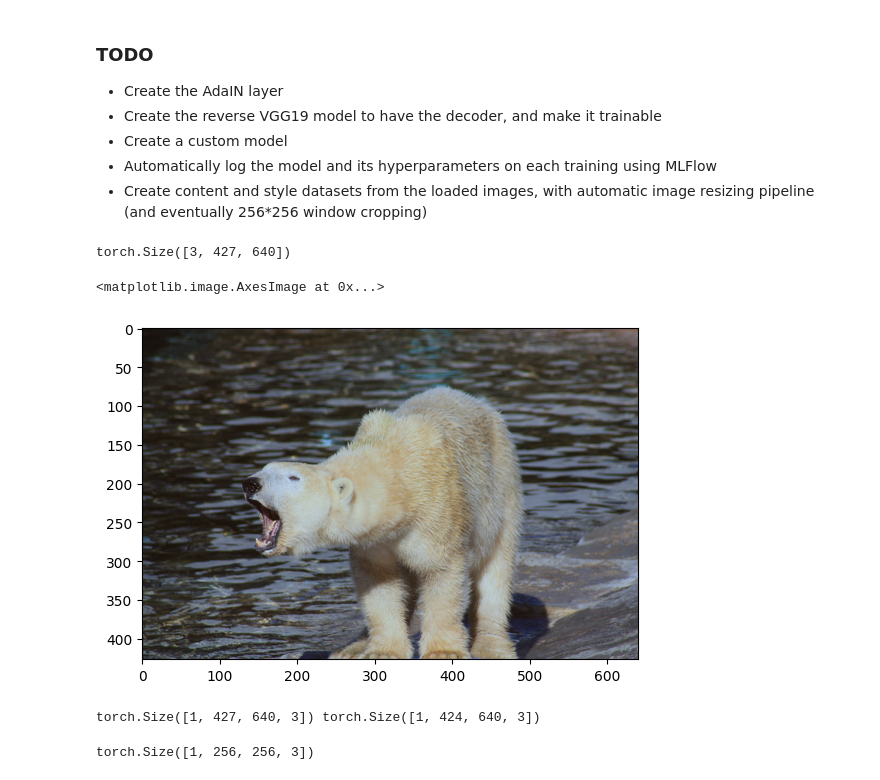
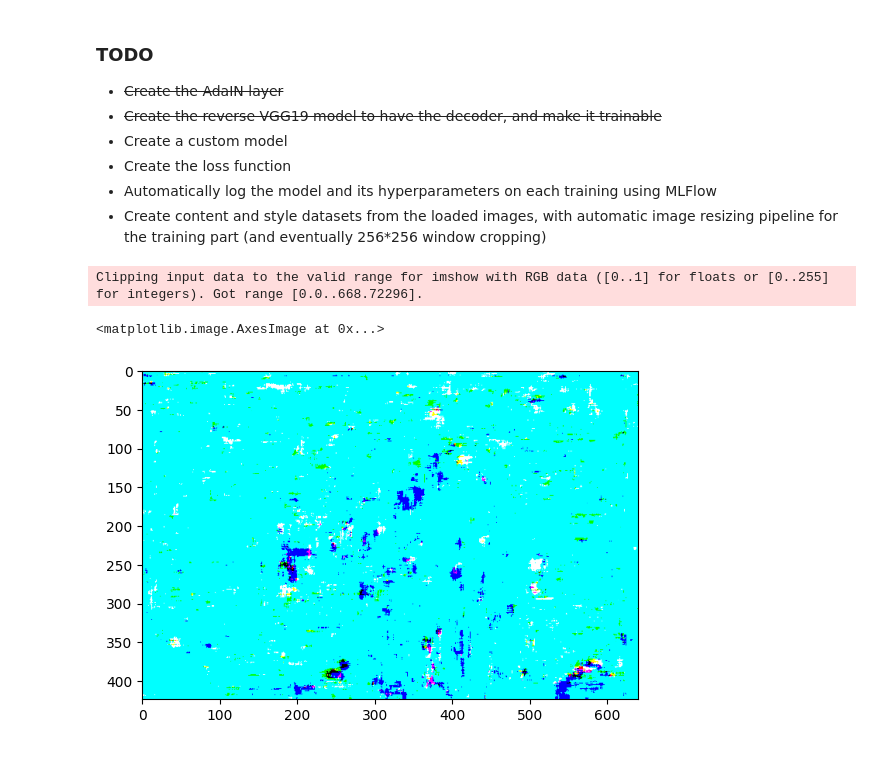
Before and after one commit to YoanBoute/StyleTransferAI-based-on-AdaIN, a Jupyter notebook: tests.ipynb, the cells around one changed output. Saved outputs shown, nothing was run; the diff lists cells and outputs as text; code cells hidden in the pictures.

Commit message:
AdaIN basis Model class

```diff
--- a/tests.ipynb
+++ b/tests.ipynb
@@ -1,11 +1,12 @@
 # %% [markdown]
 ### TODO
 
-- Create the AdaIN layer
-- Create the reverse VGG19 model to have the decoder, and make it trainable
+- ~~Create the AdaIN layer~~
+- ~~Create the reverse VGG19 model to have the decoder, and make it trainable~~
 - Create a custom model
+- Create the loss function
 - Automatically log the model and its hyperparameters on each training using MLFlow
-- Create content and style datasets from the loaded images, with automatic image resizing pipeline (and eventually 256*256 window cropping)
+- Create content and style datasets from the loaded images, with automatic image resizing pipeline for the training part (and eventually 256*256 window cropping)
 # %%
 import torch
 import numpy as np
@@ -34,13 +22,10 @@ vgg = keras.applications.VGG19(
 # %%
-l = AdaINLayer()
-c = torch.Tensor(keras.utils.img_to_array(image.load_img(Path("D:/StyleTransferAI/StyleTransferAI/datasets/unlabeled2017/unlabeled2017/000000000013.jpg")))).permute(2,0,1).to('cuda')
-print(c.shape)
-s = torch.Tensor(keras.ops.image.resize(keras.utils.img_to_array(image.load_img(Path("D:/StyleTransferAI/StyleTransferAI/datasets/WikiArt/Abstract_Expressionism/aaron-siskind_acolman-1-1955.jpg"))), c.shape[1:])).permute(2,0,1).to('cuda')
+c = torch.Tensor(np.array([keras.utils.img_to_array(image.load_img(Path("D:/StyleTransferAI/StyleTransferAI/datasets/unlabeled2017/unlabeled2017/000000000013.jpg")))])).to('cuda')
+s = torch.Tensor(np.array([keras.utils.img_to_array(image.load_img(Path("D:/StyleTransferAI/StyleTransferAI/datasets/WikiArt/Abstract_Expressionism/alice-baber_abstract-composition-1969.jpg")))])).to('cuda')
+a = AdaINModel()
 
-
-out = l([c,s])[0].clone().detach().cpu().permute(1,2,0).numpy()
-plt.imshow((out - out.min()) / (out.max() - out.min()))
+plt.imshow(a([c,s]).clone().detach().cpu().numpy()[0])
 # %% [output]
-torch.Size([3, 427, 640])
+Clipping input data to the valid range for imshow with RGB data ([0..1] for floats or [0..255] for integers). Got range [0.0..668.72296].
 <matplotlib.image.AxesImage at 0x...>
-[figure, old version]
+[figure, new version]
@@ -98,13 +31,0 @@ class VGGDecoder(Layer) :
-# %%
-v = VGGEncoder()
-d = VGGDecoder()
-c = torch.Tensor(np.array([keras.utils.img_to_array(image.load_img(Path("D:/StyleTransferAI/StyleTransferAI/datasets/unlabeled2017/unlabeled2017/000000000013.jpg")))])).to('cuda')
-
-print(c.shape, d(v(c)).shape)
-# %% [output]
-torch.Size([1, 427, 640, 3]) torch.Size([1, 424, 640, 3])
-# %%
-t = torch.rand((1,256,257,3))
-d(v(t)).shape
-# %% [output]
-torch.Size([1, 256, 256, 3])
```
Also changed, not shown: parts of 5 cells of this notebook, 4 other files.
